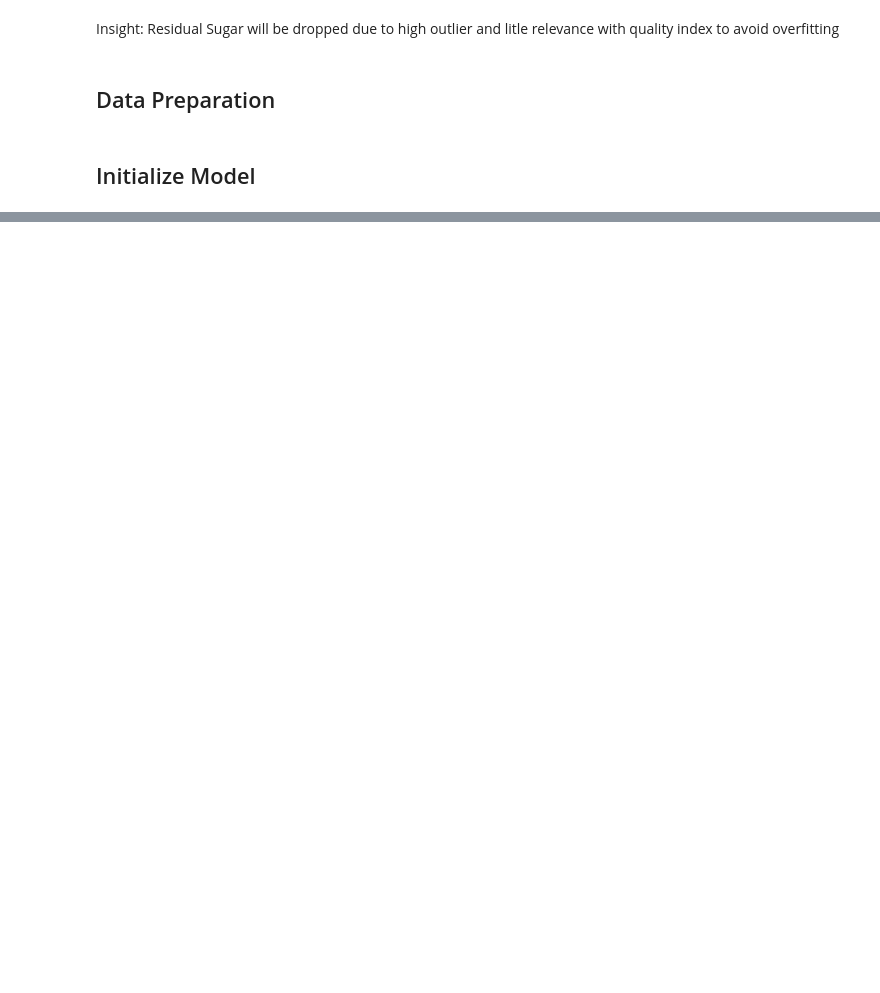
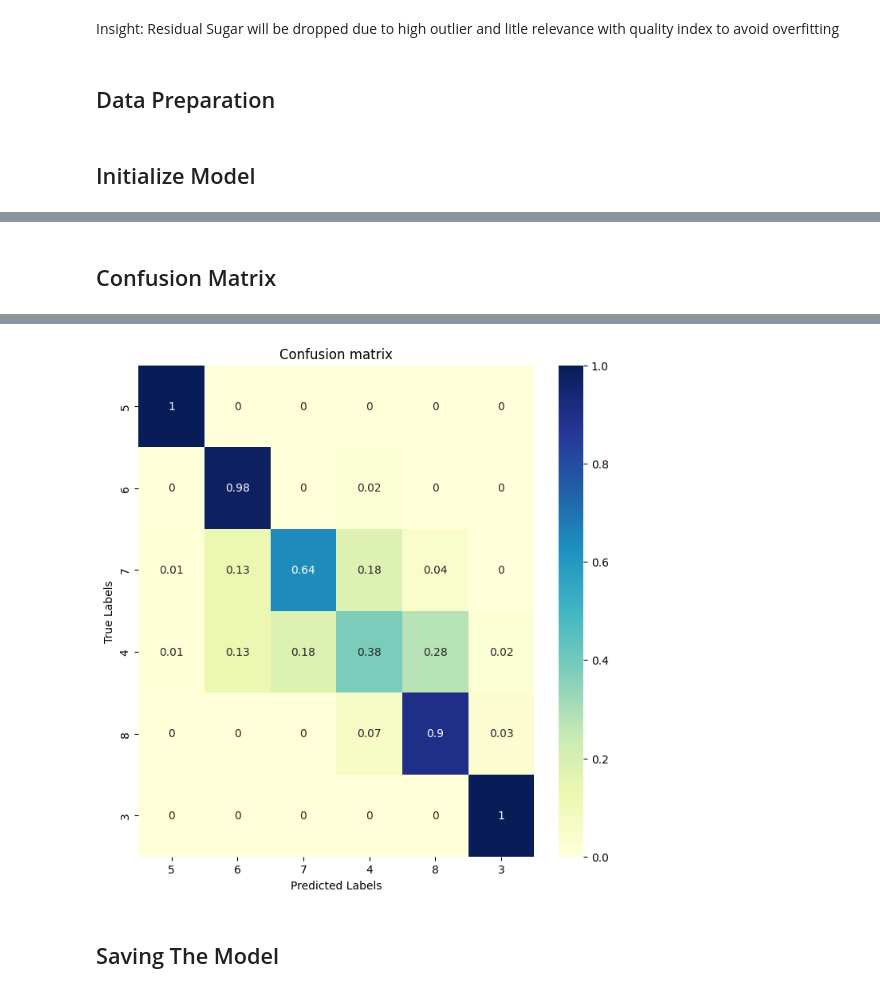
Before and after one commit to Andiko-K/Wine-Quality-Analysis, a Jupyter notebook: Wine_Quality_Index.ipynb, the cells around one changed output, grey strips where cells are left out. Cells and saved outputs as stored; diff of their text form; code cells hidden in the pictures; blank space fills up the shorter version.

```diff
--- a/Wine_Quality_Index.ipynb
+++ b/Wine_Quality_Index.ipynb
@@ -307,0 +355,2 @@ Predicted Value: 2 vs Original Value: 2
+# %%
+wine_model_checkpoint = tf.keras.models.load_model(checkpoint_filepath)
@@ -307,0 +381,17 @@ Predicted Value: 2 vs Original Value: 2
+# %% [markdown]
+## Confusion Matrix
+# %%
+y_pred = np.argmax(wine_model_checkpoint.predict(x_test), axis = 1)
+cm = confusion_matrix(y_test, y_pred)
+cm = np.around(cm.astype('float') / cm.sum(axis=1)[:, np.newaxis], decimals=2)
+labels = [str(label) for label in wine_df['quality'].unique()]
+
+#Plot Confusion Matrix
+plt.figure(figsize = (8,8))
+sb.heatmap(cm, annot = True, cmap = 'YlGnBu',
+           xticklabels = labels, yticklabels = labels )
+plt.xlabel('Predicted Labels')
+plt.ylabel('True Labels')
+plt.title('Confusion matrix')
+plt.show()
+# %% [output]
@@ -308,3 +399,6 @@ Predicted Value: 2 vs Original Value: 2
+[figure, added]
+# %% [markdown]
+## Saving The Model
 # %%
 # Save Current Model
 model_path = "./model/wine_model.h5"
```
Also changed, not shown: parts of 21 cells of this notebook.
